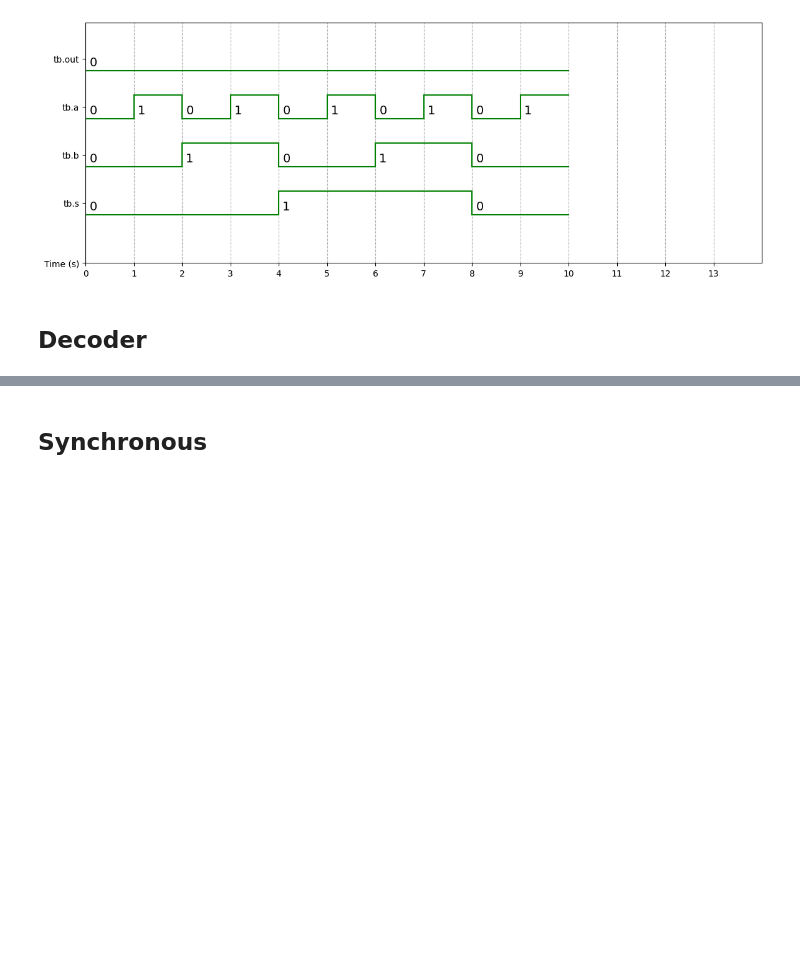
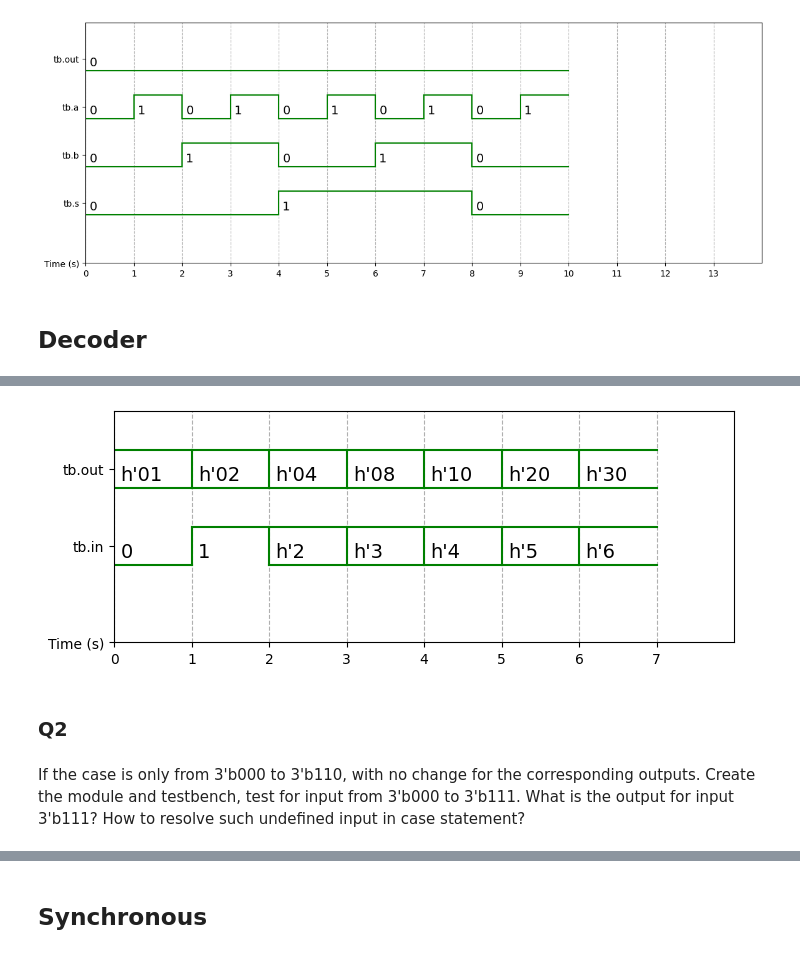
Before and after one commit to pe8sutd/DSL2025, a Jupyter notebook: VerilogGit.ipynb, the cells around one changed output, grey strips where cells are left out. Drawn from its saved outputs; the diff is of its cells as text; code cells hidden in the pictures; blank space fills up the shorter version.

```diff
--- a/VerilogGit.ipynb
+++ b/VerilogGit.ipynb
@@ -951,0 +983,12 @@ base = 'bin' # bin, dec, dec2, hex, octal
+# %%
+%%waveform tb.vcd
+sign_list = ['tb.out','tb.in']
+time_begin = 0
+time_end = 7
+base = 'hex' # bin, dec, dec2, hex, octal
+# %% [output]
+[figure, added]
+# %% [markdown]
+### Q2
+# %% [markdown]
+If the case is only from 3'b000 to 3'b110, with no change for the corresponding outputs. Create the module and testbench, test for input from 3'b000 to 3'b111. What is the output for input 3'b111? How to resolve such undefined input in case statement?
```
Also changed, not shown: parts of 8 cells of this notebook.
